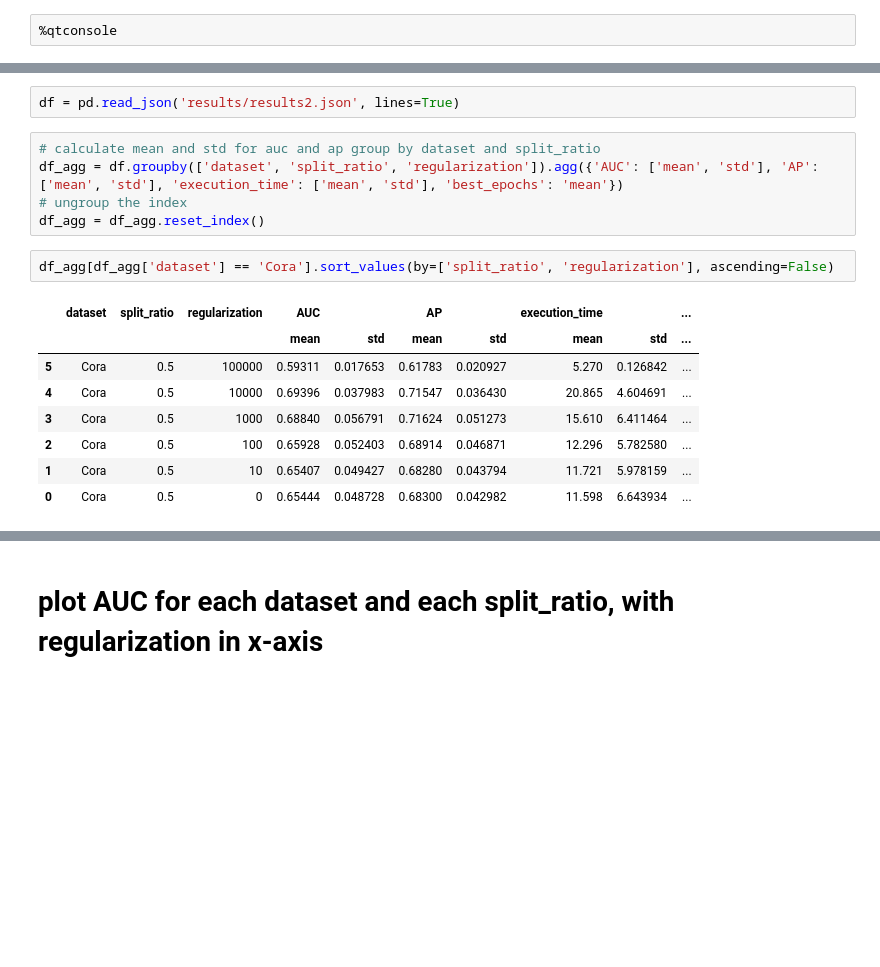
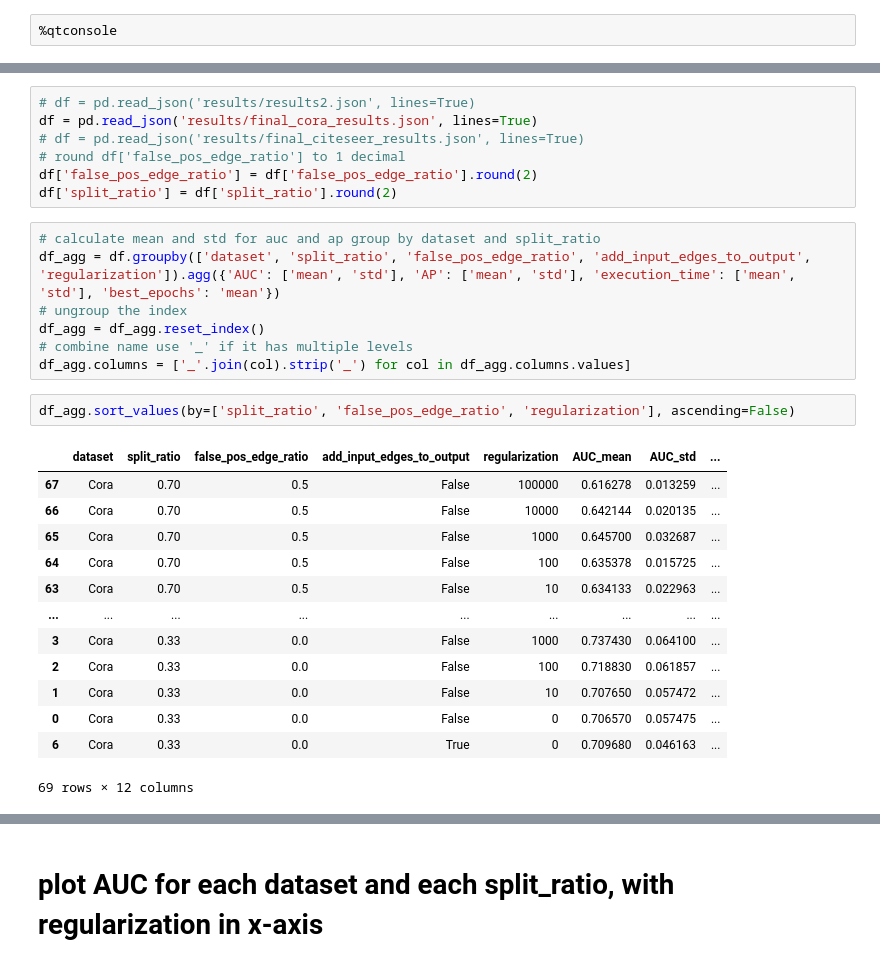
Before and after one commit to FDUguchunhui/latent-space-constraint-GNN, a Jupyter notebook: notebook/analysis/aggregation.ipynb, the cells around one changed output, grey strips where cells are left out. Saved outputs shown, nothing was run; the diff lists cells and outputs as text; blank space fills up the shorter version.

```diff
--- a/notebook/analysis/aggregation.ipynb
+++ b/notebook/analysis/aggregation.ipynb
@@ -13,18 +13,30 @@ import matplotlib.pyplot as plt
 # %%
-df = pd.read_json('results/results2.json', lines=True)
+# df = pd.read_json('results/results2.json', lines=True)
+df = pd.read_json('results/final_cora_results.json', lines=True)
+# df = pd.read_json('results/final_citeseer_results.json', lines=True)
+# round df['false_pos_edge_ratio'] to 1 decimal
+df['false_pos_edge_ratio'] = df['false_pos_edge_ratio'].round(2)
+df['split_ratio'] = df['split_ratio'].round(2)
 # %%
 # calculate mean and std for auc and ap group by dataset and split_ratio
-df_agg = df.groupby(['dataset', 'split_ratio', 'regularization']).agg({'AUC': ['mean', 'std'], 'AP': ['mean', 'std'], 'execution_time': ['mean', 'std'], 'best_epochs': 'mean'})
+df_agg = df.groupby(['dataset', 'split_ratio', 'false_pos_edge_ratio', 'add_input_edges_to_output', 'regularization']).agg({'AUC': ['mean', 'std'], 'AP': ['mean', 'std'], 'execution_time': ['mean', 'std'], 'best_epochs': 'mean'})
 # ungroup the index
 df_agg = df_agg.reset_index()
+# combine name use '_' if it has multiple levels
+df_agg.columns = ['_'.join(col).strip('_') for col in df_agg.columns.values]
 # %%
-df_agg[df_agg['dataset'] == 'Cora'].sort_values(by=['split_ratio', 'regularization'], ascending=False)
+df_agg.sort_values(by=['split_ratio', 'false_pos_edge_ratio', 'regularization'], ascending=False)
 # %% [output]
-|  | dataset | split_ratio | regularization | AUC |  | AP |  | execution_time |  | ... |
-|  |  |  |  | mean | std | mean | std | mean | std | ... |
-| 5 | Cora | 0.5 | 100000 | 0.59311 | 0.017653 | 0.61783 | 0.020927 | 5.270 | 0.126842 | ... |
-| 4 | Cora | 0.5 | 10000 | 0.69396 | 0.037983 | 0.71547 | 0.036430 | 20.865 | 4.604691 | ... |
-| 3 | Cora | 0.5 | 1000 | 0.68840 | 0.056791 | 0.71624 | 0.051273 | 15.610 | 6.411464 | ... |
-| 2 | Cora | 0.5 | 100 | 0.65928 | 0.052403 | 0.68914 | 0.046871 | 12.296 | 5.782580 | ... |
-| 1 | Cora | 0.5 | 10 | 0.65407 | 0.049427 | 0.68280 | 0.043794 | 11.721 | 5.978159 | ... |
-| 0 | Cora | 0.5 | 0 | 0.65444 | 0.048728 | 0.68300 | 0.042982 | 11.598 | 6.643934 | ... |
+|  | dataset | split_ratio | false_pos_edge_ratio | add_input_edges_to_output | regularization | AUC_mean | AUC_std | ... |
+| 67 | Cora | 0.70 | 0.5 | False | 100000 | 0.616278 | 0.013259 | ... |
+| 66 | Cora | 0.70 | 0.5 | False | 10000 | 0.642144 | 0.020135 | ... |
+| 65 | Cora | 0.70 | 0.5 | False | 1000 | 0.645700 | 0.032687 | ... |
+| 64 | Cora | 0.70 | 0.5 | False | 100 | 0.635378 | 0.015725 | ... |
+| 63 | Cora | 0.70 | 0.5 | False | 10 | 0.634133 | 0.022963 | ... |
+| ... | ... | ... | ... | ... | ... | ... | ... | ... |
+| 3 | Cora | 0.33 | 0.0 | False | 1000 | 0.737430 | 0.064100 | ... |
+| 2 | Cora | 0.33 | 0.0 | False | 100 | 0.718830 | 0.061857 | ... |
+| 1 | Cora | 0.33 | 0.0 | False | 10 | 0.707650 | 0.057472 | ... |
+| 0 | Cora | 0.33 | 0.0 | False | 0 | 0.706570 | 0.057475 | ... |
+| 6 | Cora | 0.33 | 0.0 | True | 0 | 0.709680 | 0.046163 | ... |
+69 rows × 12 columns
```
Also changed, not shown: parts of 10 cells of this notebook, 3 other files.
